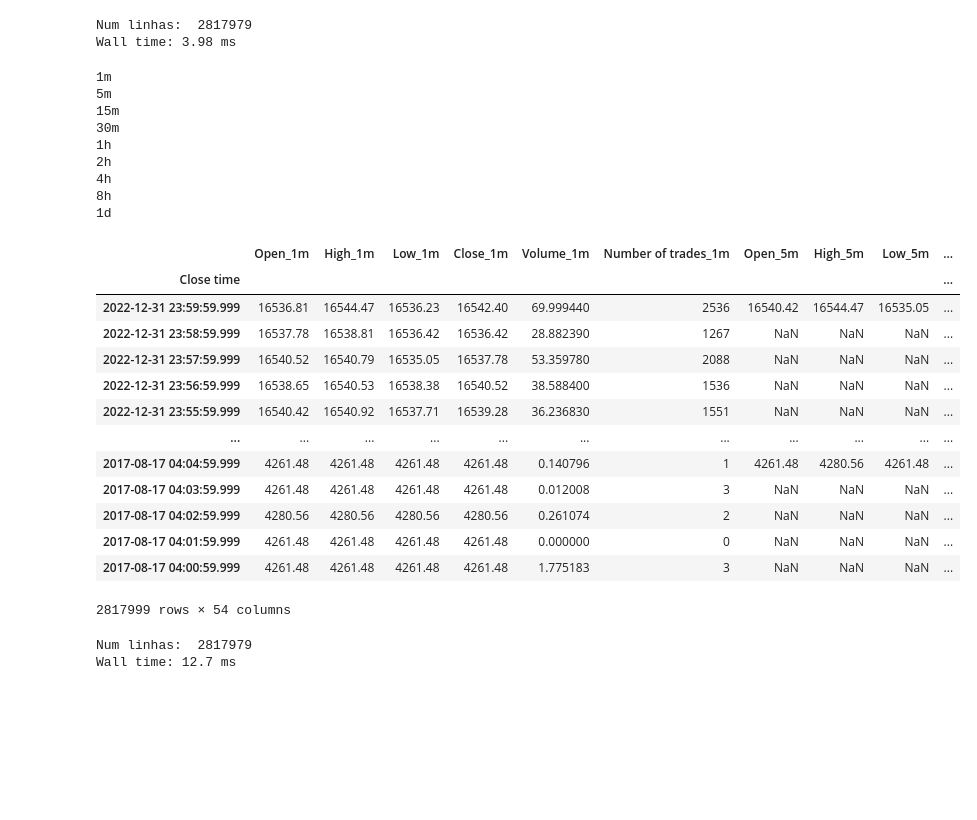
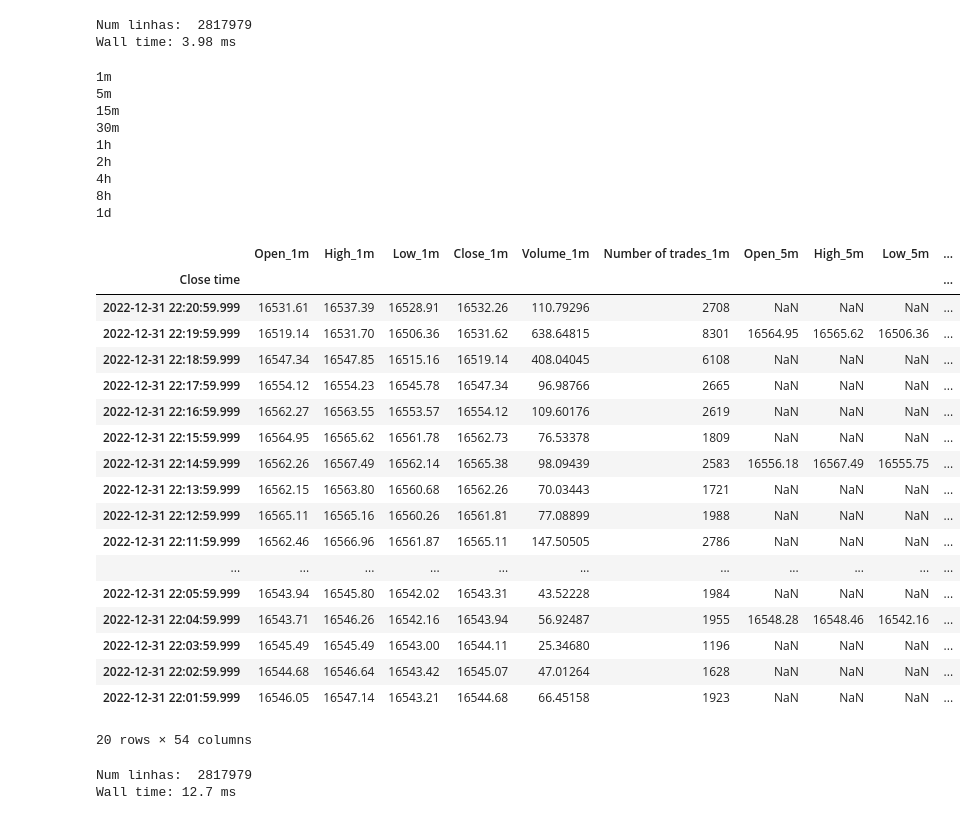
Before and after one commit to lambdavar/Artigo, a Jupyter notebook: main.ipynb, the cells around one changed output. Cells and saved outputs as stored; diff of their text form; code cells hidden in the pictures; blank space fills up the shorter version.

```diff
--- a/main.ipynb
+++ b/main.ipynb
@@ -93,4 +103,4 @@ def baixa_e_concatena(ticker, timeframe, ano_inicial):
         os.remove(f"./Dados/temp/{arq}")
 
 
-    return
+    return(timeframe)
@@ -99,8 +177,11 @@ def baixa_e_concatena(ticker, timeframe, ano_inicial):
 # %% [markdown]
 #### Só rodar se precisar baixar e processar tudo de novo!
 # %%
+# baixa os dados e junta cada timeframe e junta em 1 csv por timeframe
+# retorna None se arquivo processado já existe e timeframe se ele criou um arquivo do 0
+lista_processados = []
 for timeframe in timeframes:
-    baixa_e_concatena(ticker= ticker, timeframe=timeframe, ano_inicial=2017)
+    lista_processados.append(baixa_e_concatena(ticker= ticker, timeframe=timeframe, ano_inicial=2017))
 # %% [output]
 BTCUSDT-1m já processado
 BTCUSDT-5m já processado
@@ -140,7 +206,7 @@ timeframes_padronizado
 # cria uma lista de numpy arrays com os dados de cada timeframe.
 # Eles estão organizados na mesma ordem que os timeframes
 dfs = [(pd.read_csv(f"./Dados/Processados/BTCUSDT-{timeframe}.csv",
-                      usecols=["Close time", "Close"])[::-1]).to_numpy(dtype="float32") for timeframe in timeframes]
+                      usecols=["Close time", "Close"])[::-1][["Close", "Close time"]]).to_numpy(dtype="float32") for timeframe in timeframes]
 dfs = tuple(dfs)
 dfs[0]
 # %% [output]
@@ -297,0 +369,33 @@ Tempo estimado para execução completa:  30.94960105763935  min
+# %%
+# demonstração do que é cada canal de uma imagem
+
+def create_gaf2(dft, quantis):
+    # cria uma imagem gaf RGB
+    # precisa da df_janela transposta pra funcionar
+    gasf = GramianAngularField(method='summation')#, image_size=0.5)
+    gadf = GramianAngularField(method='difference')#, image_size=0.5)
+    mtf = MarkovTransitionField(n_bins=quantis)#, image_size=0.5)# ,
+    gadf = gadf.transform(dft)
+    gasf = gasf.transform(dft)
+    mtf = mtf.transform(dft)
+
+    # une os 3 metodos em uma unica imagem com 3 canais (RGB) com np.stack
+    # depois une as 9(timeframes) matrizes geradas  horizontalmente com np.vstack
+    return (np.stack((gasf,gadf, mtf), axis=-1))
+
+df_janela = cria_janela(99,dfs, lookback)[0]
+img = create_gaf2(df_janela.T, quantis)
+print(img.shape[0], "imagens de dimensão", img.shape[1:3], "com", img.shape[3], "canais (RGB)")
+
+# representação visual do que cada timeframe vira
+fig = px.imshow(img[0, :, :, :], zmin=-1., zmax=1.)# color_continuous_scale='RdBu_r'
+fig.show()
+
+fig = px.imshow(img[0, :, :, 0], zmin=-1., zmax=1., color_continuous_scale='RdBu_r')
+fig.show()
+
+fig = px.imshow(img[0, :, :, 1], zmin=-1., zmax=1., color_continuous_scale='RdBu_r')
+fig.show()
+
+fig = px.imshow(img[0, :, :, 2], zmin=-1., zmax=1., color_continuous_scale='RdBu_r')
+fig.show()
@@ -383,46 +493,51 @@ def une_timeframes(timeframes=timeframes):
     print(timeframes[0])
 
     # junta todos os outros timeframes e coloca o sufixo correto
     for timeframe in timeframes[1:]:
         print(timeframe)
         df2 = pd.read_csv(f"./Dados/Processados/BTCUSDT-{timeframe}.csv", index_col = "Close time",
                          usecols=["Close time","Open", "High", "Low", "Close", "Volume", "Number of trades"])
         df2.columns = df2.columns+f"_{timeframe}"
         df = df.merge(df2, how="left", on=["Close time"])#, suffixes=(None, f"_{timeframe}"))
 
 
     # transforma o index em datetime
     df.index = pd.to_datetime(df.index, unit="ms")
 
     #inverte a ordem do df pq vamos usar ele do fim pro começo pra fazer as janelas
     df.sort_index(axis=0, inplace = True, ascending=False)
     return(df)
 df = une_timeframes(timeframes)
-df
+df[99:].head(20)
 # %% [output]
 1m
 5m
 15m
 30m
 1h
 2h
 4h
 8h
 1d
 |  | Open_1m | High_1m | Low_1m | Close_1m | Volume_1m | Number of trades_1m | Open_5m | High_5m | Low_5m | ... |
 | Close time |  |  |  |  |  |  |  |  |  | ... |
-| 2022-12-31 23:59:59.999 | 16536.81 | 16544.47 | 16536.23 | 16542.40 | 69.999440 | 2536 | 16540.42 | 16544.47 | 16535.05 | ... |
-| 2022-12-31 23:58:59.999 | 16537.78 | 16538.81 | 16536.42 | 16536.42 | 28.882390 | 1267 | NaN | NaN | NaN | ... |
-| 2022-12-31 23:57:59.999 | 16540.52 | 16540.79 | 16535.05 | 16537.78 | 53.359780 | 2088 | NaN | NaN | NaN | ... |
-| 2022-12-31 23:56:59.999 | 16538.65 | 16540.53 | 16538.38 | 16540.52 | 38.588400 | 1536 | NaN | NaN | NaN | ... |
-| 2022-12-31 23:55:59.999 | 16540.42 | 16540.92 | 16537.71 | 16539.28 | 36.236830 | 1551 | NaN | NaN | NaN | ... |
+| 2022-12-31 22:20:59.999 | 16531.61 | 16537.39 | 16528.91 | 16532.26 | 110.79296 | 2708 | NaN | NaN | NaN | ... |
+| 2022-12-31 22:19:59.999 | 16519.14 | 16531.70 | 16506.36 | 16531.62 | 638.64815 | 8301 | 16564.95 | 16565.62 | 16506.36 | ... |
+| 2022-12-31 22:18:59.999 | 16547.34 | 16547.85 | 16515.16 | 16519.14 | 408.04045 | 6108 | NaN | NaN | NaN | ... |
+| 2022-12-31 22:17:59.999 | 16554.12 | 16554.23 | 16545.78 | 16547.34 | 96.98766 | 2665 | NaN | NaN | NaN | ... |
+| 2022-12-31 22:16:59.999 | 16562.27 | 16563.55 | 16553.57 | 16554.12 | 109.60176 | 2619 | NaN | NaN | NaN | ... |
+| 2022-12-31 22:15:59.999 | 16564.95 | 16565.62 | 16561.78 | 16562.73 | 76.53378 | 1809 | NaN | NaN | NaN | ... |
+| 2022-12-31 22:14:59.999 | 16562.26 | 16567.49 | 16562.14 | 16565.38 | 98.09439 | 2583 | 16556.18 | 16567.49 | 16555.75 | ... |
+| 2022-12-31 22:13:59.999 | 16562.15 | 16563.80 | 16560.68 | 16562.26 | 70.03443 | 1721 | NaN | NaN | NaN | ... |
+| 2022-12-31 22:12:59.999 | 16565.11 | 16565.16 | 16560.26 | 16561.81 | 77.08899 | 1988 | NaN | NaN | NaN | ... |
+| 2022-12-31 22:11:59.999 | 16562.46 | 16566.96 | 16561.87 | 16565.11 | 147.50505 | 2786 | NaN | NaN | NaN | ... |
 | ... | ... | ... | ... | ... | ... | ... | ... | ... | ... | ... |
-| 2017-08-17 04:04:59.999 | 4261.48 | 4261.48 | 4261.48 | 4261.48 | 0.140796 | 1 | 4261.48 | 4280.56 | 4261.48 | ... |
-| 2017-08-17 04:03:59.999 | 4261.48 | 4261.48 | 4261.48 | 4261.48 | 0.012008 | 3 | NaN | NaN | NaN | ... |
-| 2017-08-17 04:02:59.999 | 4280.56 | 4280.56 | 4280.56 | 4280.56 | 0.261074 | 2 | NaN | NaN | NaN | ... |
-| 2017-08-17 04:01:59.999 | 4261.48 | 4261.48 | 4261.48 | 4261.48 | 0.000000 | 0 | NaN | NaN | NaN | ... |
-| 2017-08-17 04:00:59.999 | 4261.48 | 4261.48 | 4261.48 | 4261.48 | 1.775183 | 3 | NaN | NaN | NaN | ... |
+| 2022-12-31 22:05:59.999 | 16543.94 | 16545.80 | 16542.02 | 16543.31 | 43.52228 | 1984 | NaN | NaN | NaN | ... |
+| 2022-12-31 22:04:59.999 | 16543.71 | 16546.26 | 16542.16 | 16543.94 | 56.92487 | 1955 | 16548.28 | 16548.46 | 16542.16 | ... |
+| 2022-12-31 22:03:59.999 | 16545.49 | 16545.49 | 16543.00 | 16544.11 | 25.34680 | 1196 | NaN | NaN | NaN | ... |
+| 2022-12-31 22:02:59.999 | 16544.68 | 16546.64 | 16543.42 | 16545.07 | 47.01264 | 1628 | NaN | NaN | NaN | ... |
+| 2022-12-31 22:01:59.999 | 16546.05 | 16547.14 | 16543.21 | 16544.68 | 66.45158 | 1923 | NaN | NaN | NaN | ... |
-2817999 rows × 54 columns
+20 rows × 54 columns
 # %%
 %%time
 # solução de janela usando uma df gigante. Bem mais lento
```
Also changed, not shown: parts of 24 cells of this notebook.
